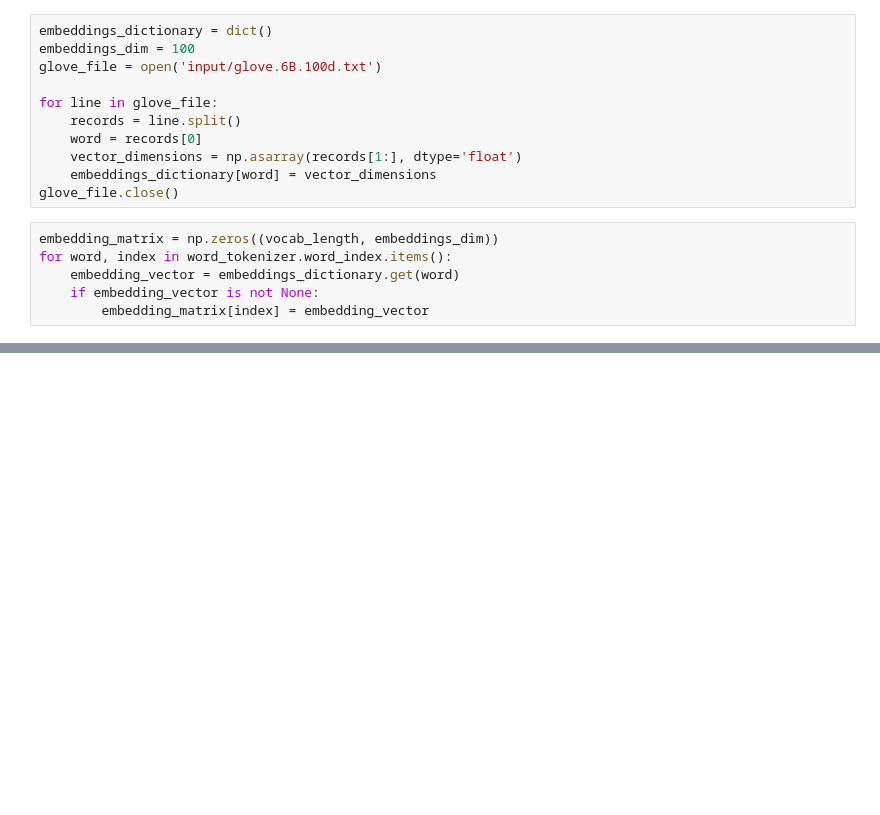
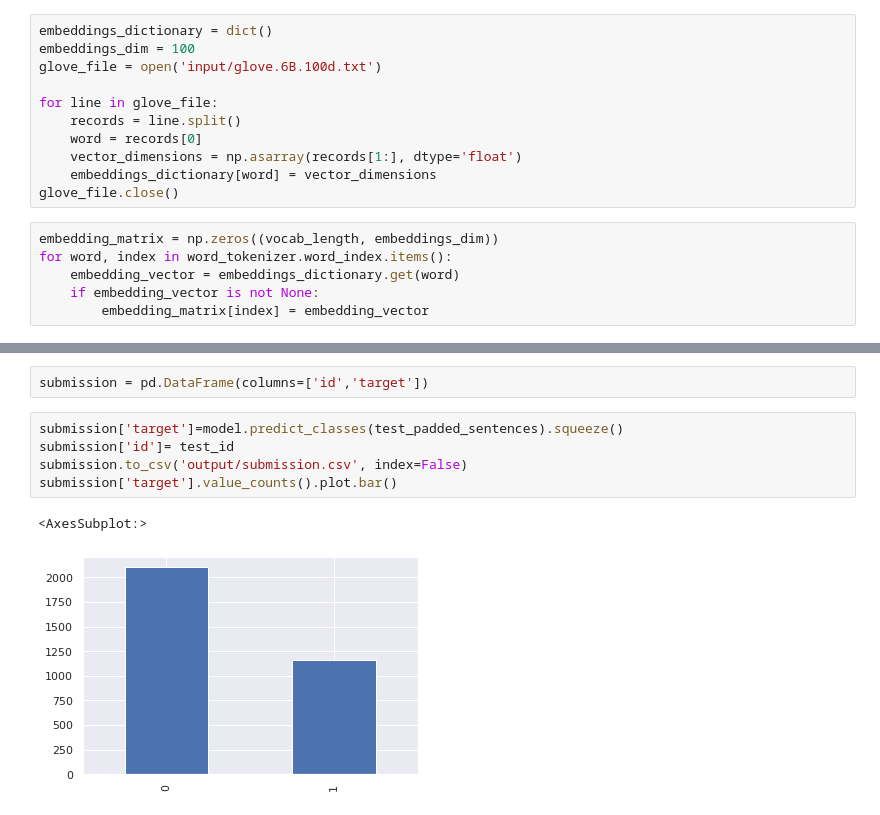
Before and after one commit to SungwookLE/DataAnalysis_Kaggle, a Jupyter notebook: Disaster_Tweets/diaster_tweets_LSTM.ipynb, the cells around one changed output, grey strips where cells are left out. Saved outputs shown, nothing was run; the diff lists cells and outputs as text; blank space fills up the shorter version.

```diff
--- a/Disaster_Tweets/diaster_tweets_LSTM.ipynb
+++ b/Disaster_Tweets/diaster_tweets_LSTM.ipynb
@@ -363,0 +447,10 @@ def BLSTM():
+# %%
+submission = pd.DataFrame(columns=['id','target'])
+# %%
+submission['target']=model.predict_classes(test_padded_sentences).squeeze()
+submission['id']= test_id
+submission.to_csv('output/submission.csv', index=False)
+submission['target'].value_counts().plot.bar()
+# %% [output]
+<AxesSubplot:>
+[figure, added]
```
Also changed, not shown: parts of 44 cells of this notebook, 17 other files.
